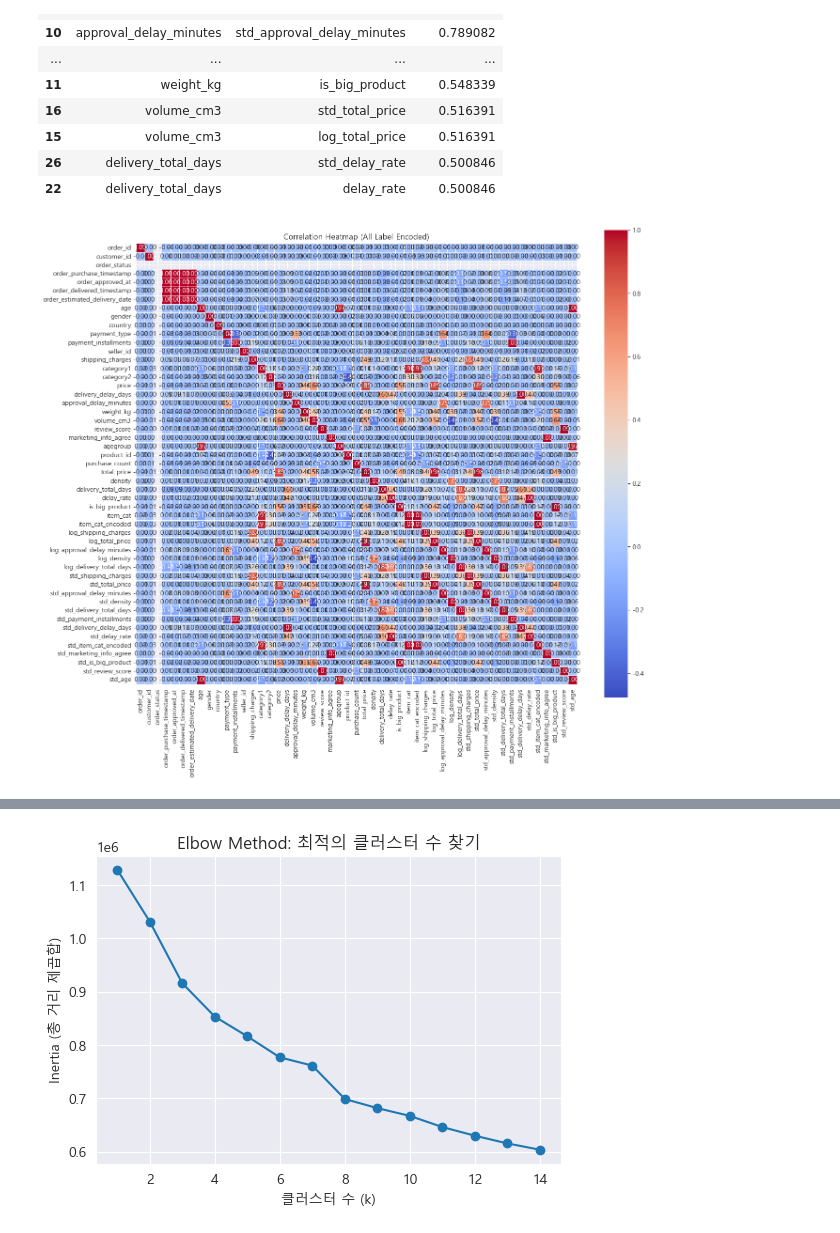
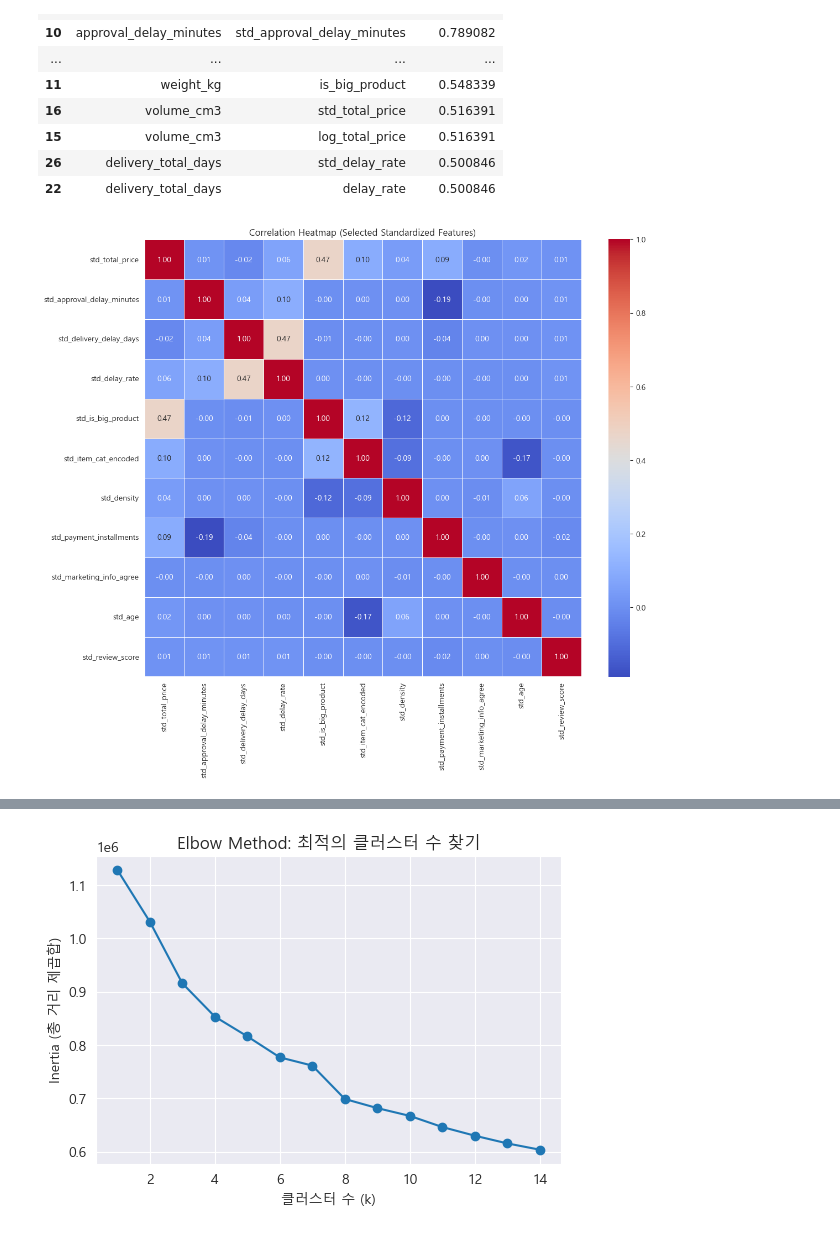
Before and after one commit to sasangkyoo/Marketing_proj, a Jupyter notebook: EDA_12_market.ipynb, the cells around one changed output, grey strips where cells are left out. Drawn from its saved outputs; the diff is of its cells as text; code cells hidden in the pictures.

```diff
--- a/EDA_12_market.ipynb
+++ b/EDA_12_market.ipynb
@@ -513,14 +511,20 @@ df_mixed = marketing_delivered[[
 ]]
 # %%
 # 히트맵을 위한 필요한 컬럼만 추출
-selected_columns = [
-    'gender', 'country', 'payment_type',
-    'category1', 'category2', 'review_score', 'marketing_info_agree',
-    'agegroup', 'std_total_price', 'std_payment_installments',
-    'std_approval_delay_minutes', 'std_delivery_delay_days',
-    'std_density', 'std_delivery_total_days'
+selected_cols = [
+    'std_total_price',
+    'std_approval_delay_minutes',
+    'std_delivery_delay_days',
+    'std_delay_rate',
+    'std_is_big_product',
+    'std_item_cat_encoded',
+    'std_density',
+    'std_payment_installments',
+    'std_marketing_info_agree',
+    'std_age',
+    'std_review_score'
 ]
-# 뻥이고. 전체 다 뽑기
+
 df_selected = marketing_delivered.copy()
 # %%
 # 문자열 타입 컬럼 제거하고 상관계수 계산
@@ -561,18 +565,17 @@ display(high_corr_df.sort_values(by='Correlation', ascending=False))
 | 26 | delivery_total_days | std_delay_rate | 0.500846 |
 | 22 | delivery_total_days | delay_rate | 0.500846 |
 # %%
-for col in df_selected.columns:
-    if df_selected[col].dtype == 'object' or str(df_selected[col].dtype).startswith('category'):
-        df_selected[col] = df_selected[col].astype('category').cat.codes
+# 선택한 컬럼만 추출
+df_corr = df_selected[selected_cols]
 
 # 상관관계 히트맵
-plt.figure(figsize=(14, 12))
-sns.heatmap(df_selected.corr(), annot=True, fmt=".2f", cmap='coolwarm', square=True, linewidths=0.5)
-plt.title("Correlation Heatmap (All Label Encoded)")
+plt.figure(figsize=(12, 10))
+sns.heatmap(df_corr.corr(), annot=True, fmt=".2f", cmap='coolwarm', square=True, linewidths=0.5)
+plt.title("Correlation Heatmap (Selected Standardized Features)")
 plt.tight_layout()
 plt.show()
 # %% [output]
-[figure, old version]
+[figure, new version]
 # %%
 df_mixed.isnull().sum()
 # %% [output]
```
Also changed, not shown: parts of 4 cells of this notebook.
